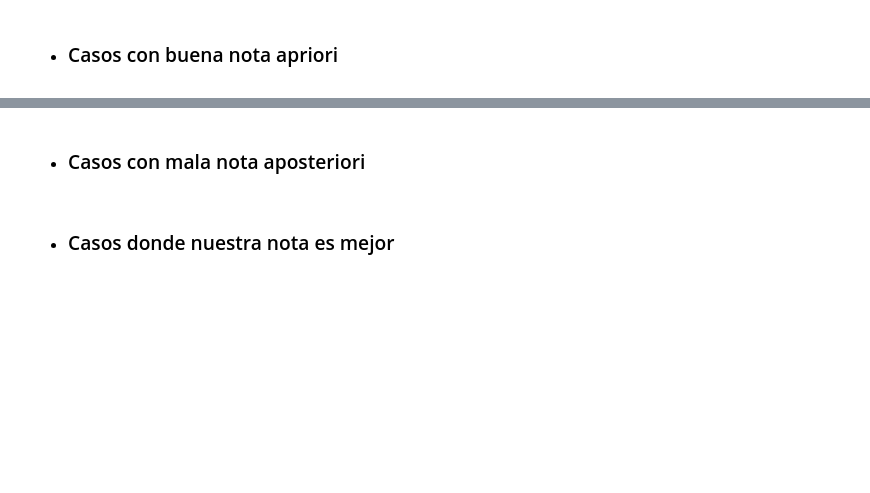
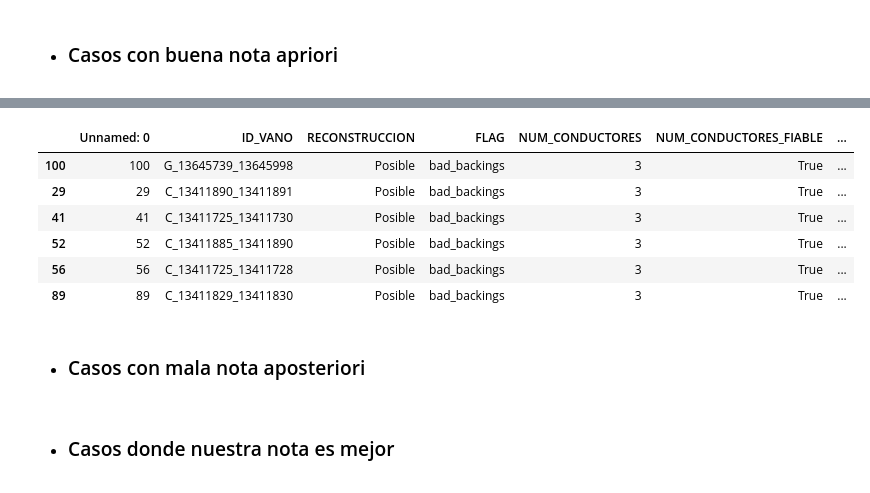
Before and after one commit to DeduceDS/CATENARIA, a Jupyter notebook: notebooks/release_tests/release2_puntuation_analysis.ipynb, the cells around one changed output, grey strips where cells are left out. Drawn from its saved outputs; the diff is of its cells as text; code cells hidden in the pictures; blank space fills up the shorter version.

```diff
--- a/notebooks/release_tests/release2_puntuation_analysis.ipynb
+++ b/notebooks/release_tests/release2_puntuation_analysis.ipynb
@@ -171,3 +272,13 @@ summary[(8 <= summary["PUNTUACION_APRIORI"])]["ID_VANO"].to_list()
+# %%
+summary[(summary["RECONSTRUCCION"] == "Posible")*(summary["FLAG"] == "bad_backings")]
+# %% [output]
+|  | Unnamed: 0 | ID_VANO | RECONSTRUCCION | FLAG | NUM_CONDUCTORES | NUM_CONDUCTORES_FIABLE | ... |
+| 100 | 100 | G_13645739_13645998 | Posible | bad_backings | 3 | True | ... |
+| 29 | 29 | C_13411890_13411891 | Posible | bad_backings | 3 | True | ... |
+| 41 | 41 | C_13411725_13411730 | Posible | bad_backings | 3 | True | ... |
+| 52 | 52 | C_13411885_13411890 | Posible | bad_backings | 3 | True | ... |
+| 56 | 56 | C_13411725_13411728 | Posible | bad_backings | 3 | True | ... |
+| 89 | 89 | C_13411829_13411830 | Posible | bad_backings | 3 | True | ... |
 # %% [markdown]
 - ### Casos con mala nota aposteriori
 # %%
```
Also changed, not shown: parts of 23 cells of this notebook, 34 other files.
